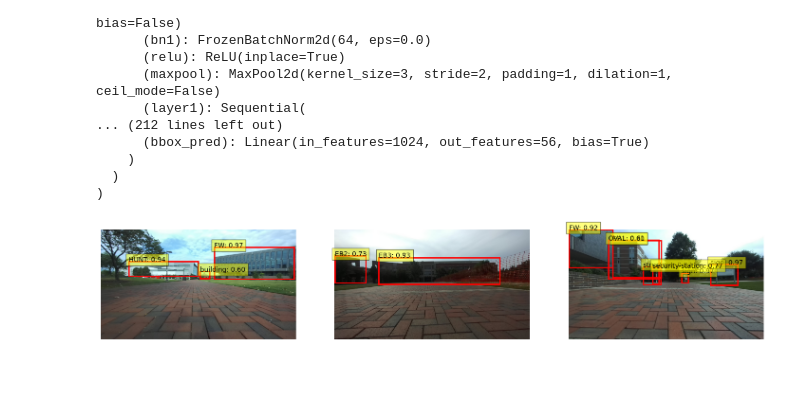
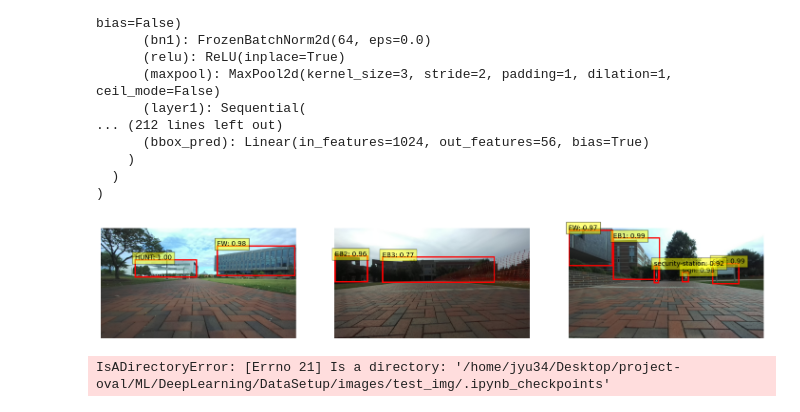
Before and after one commit to ncsu-yoon-lab/project-oval, a Jupyter notebook: ML/DeepLearning/DataSetup/universityBuildingAnnotation.ipynb, the cells around one changed output. Drawn from its saved outputs; the diff is of its cells as text; code cells hidden in the pictures; blank space fills up the shorter version.

Commit message:
model trained, need to apply to our image dataset

```diff
--- a/ML/DeepLearning/DataSetup/universityBuildingAnnotation.ipynb
+++ b/ML/DeepLearning/DataSetup/universityBuildingAnnotation.ipynb
@@ -77,8 +77,8 @@ class COCODataset(Dataset):
 transform = transforms.Compose([transforms.ToTensor()])
 
 # Initialize dataset and dataloader
-annotation_file = 'university_landmark/train/_annotations.coco.json'
-image_dir = 'university_landmark/train/train_images'
+annotation_file = 'university_annotations/train/_annotations.coco.json'
+image_dir = 'university_annotations/train/train_images'
 dataset = COCODataset(annotation_file, image_dir, transforms=transform)
 dataloader = DataLoader(dataset, batch_size=4, shuffle=True, num_workers=4, collate_fn=lambda x: tuple(zip(*x)))
 # %% [output]
@@ -263,42 +262,42 @@ categories = [
     {"id": 4, "name": "FW"},
     {"id": 5, "name": "HUNT"},
     {"id": 6, "name": "OVAL"},
-    {"id": 7, "name": "building"},
+    # {"id": 7, "name": "building"},
     {"id": 8, "name": "security-station"},
     {"id": 9, "name": "sign"},
     {"id": 10, "name": "street-lamp"},
-    {"id": 11, "name": "structure"},
+    # {"id": 11, "name": "structure"},
     {"id": 12, "name": "trashcan"},
 ]
 
 # Create a dictionary to map label IDs to category names
 label_to_category = {cat['id']: cat['name'] for cat in categories}
 
 def visualize_predictions(images, predictions, threshold=0.5):
     fig, axs = plt.subplots(1, 3, figsize=(18, 6))
 
     for ax, image, prediction in zip(axs, images, predictions):
         # Convert the tensor image to a NumPy array and transpose the dimensions
         image_np = image.squeeze().permute(1, 2, 0).cpu().numpy()
         ax.imshow(image_np)
 
         boxes = prediction[0]['boxes'].cpu().numpy()
         scores = prediction[0]['scores'].cpu().numpy()
         labels = prediction[0]['labels'].cpu().numpy()
 
         for box, score, label in zip(boxes, scores, labels):
             if score >= threshold:
                 xmin, ymin, xmax, ymax = box
                 rect = patches.Rectangle((xmin, ymin), xmax - xmin, ymax - ymin, linewidth=2, edgecolor='r', facecolor='none')
                 ax.add_patch(rect)
                 ax.text(xmin, ymin, f'{label_to_category.get(label, "Unknown")}: {score:.2f}',
                         bbox=dict(facecolor='yellow', alpha=0.5))
 
         ax.axis('off')
 
     plt.show()
 
 # Visualize predictions for all three images
 visualize_predictions([test_image1, test_image2, test_image3], [prediction1, prediction2, prediction3])
 # %% [output]
-[figure, old version]
+[figure, new version]
@@ -304,0 +374,10 @@ visualize_predictions([test_image1, test_image2, test_image3], [prediction1, pre
+# %%
+# Optional: Visualize some predictions
+test_image_paths = [os.path.join(test_images_folder, f) for f in os.listdir(test_images_folder)]
+test_images = [load_image(p).to(device) for p in test_image_paths]
+with torch.no_grad():
+    predictions = [model(img) for img in test_images]
+
+visualize_predictions(test_images, predictions)
+# %% [output]
+IsADirectoryError: [Errno 21] Is a directory: '/home/jyu34/Desktop/project-oval/ML/DeepLearning/DataSetup/images/test_img/.ipynb_checkpoints'
```
Also changed, not shown: parts of 5 cells of this notebook, 4 other files.
